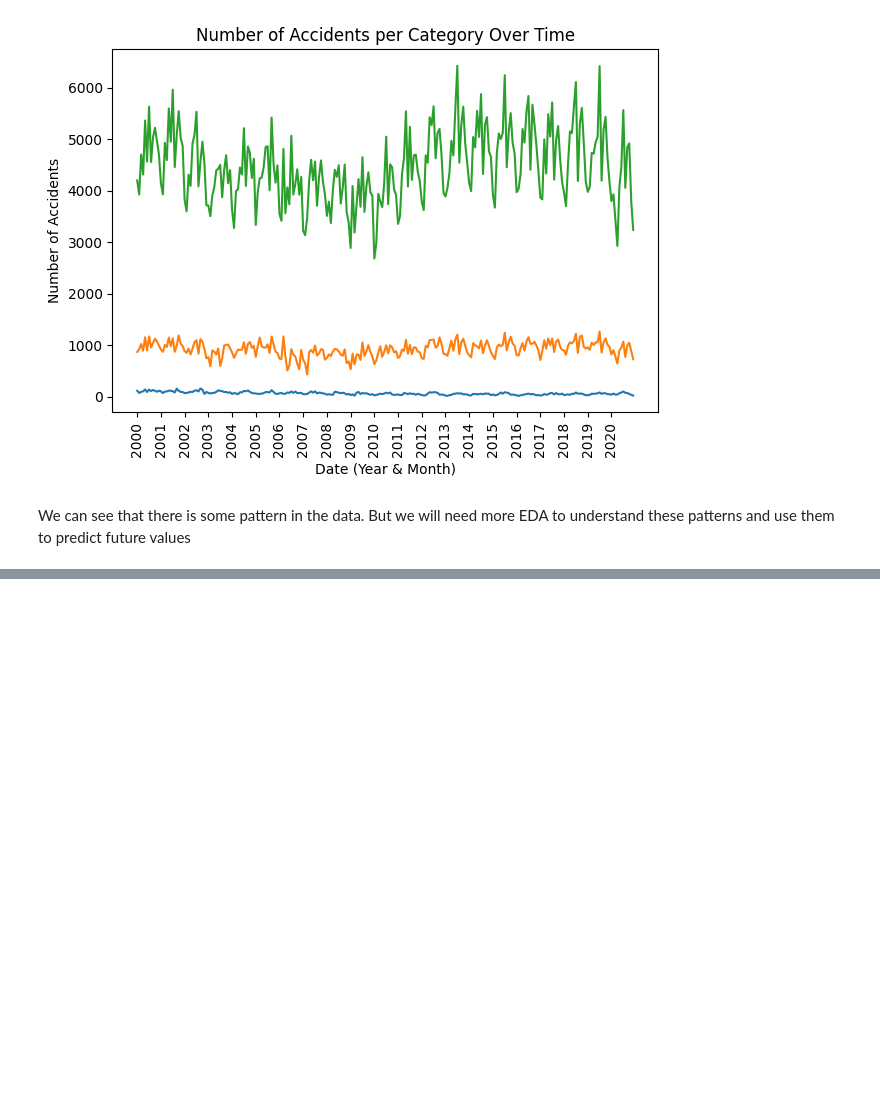
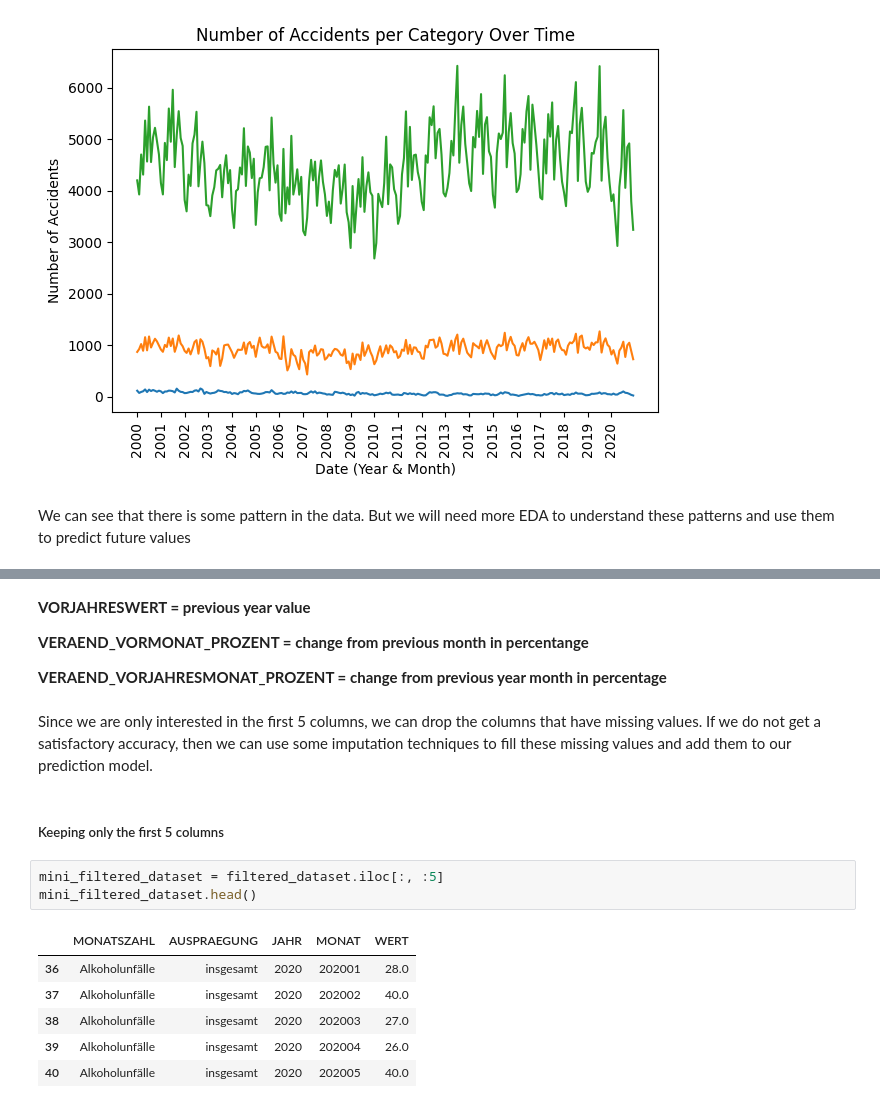
Before and after one commit to PrahithaM/DPS_Task, a Jupyter notebook: DPS_AI_Prahitha.ipynb, the cells around one changed output, grey strips where cells are left out. Drawn from its saved outputs; the diff is of its cells as text; blank space fills up the shorter version.

```diff
--- a/DPS_AI_Prahitha.ipynb
+++ b/DPS_AI_Prahitha.ipynb
@@ -68,0 +107,20 @@ We can see that there is some pattern in the data. But we will need more EDA to
+# %% [markdown]
+**VORJAHRESWERT = previous year value**
+
+**VERAEND_VORMONAT_PROZENT = change from previous month in percentange**
+
+**VERAEND_VORJAHRESMONAT_PROZENT = change from previous year month in percentage**
+# %% [markdown]
+Since we are only interested in the first 5 columns, we can drop the columns that have missing values. If we do not get a satisfactory accuracy, then we can use some imputation techniques to fill these missing values and add them to our prediction model.
+# %% [markdown]
+##### Keeping only the first 5 columns
+# %%
+mini_filtered_dataset = filtered_dataset.iloc[:, :5]
+mini_filtered_dataset.head()
+# %% [output]
+|  | MONATSZAHL | AUSPRAEGUNG | JAHR | MONAT | WERT |
+| 36 | Alkoholunfälle | insgesamt | 2020 | 202001 | 28.0 |
+| 37 | Alkoholunfälle | insgesamt | 2020 | 202002 | 40.0 |
+| 38 | Alkoholunfälle | insgesamt | 2020 | 202003 | 27.0 |
+| 39 | Alkoholunfälle | insgesamt | 2020 | 202004 | 26.0 |
+| 40 | Alkoholunfälle | insgesamt | 2020 | 202005 | 40.0 |
```
Also changed, not shown: parts of 27 cells of this notebook.
